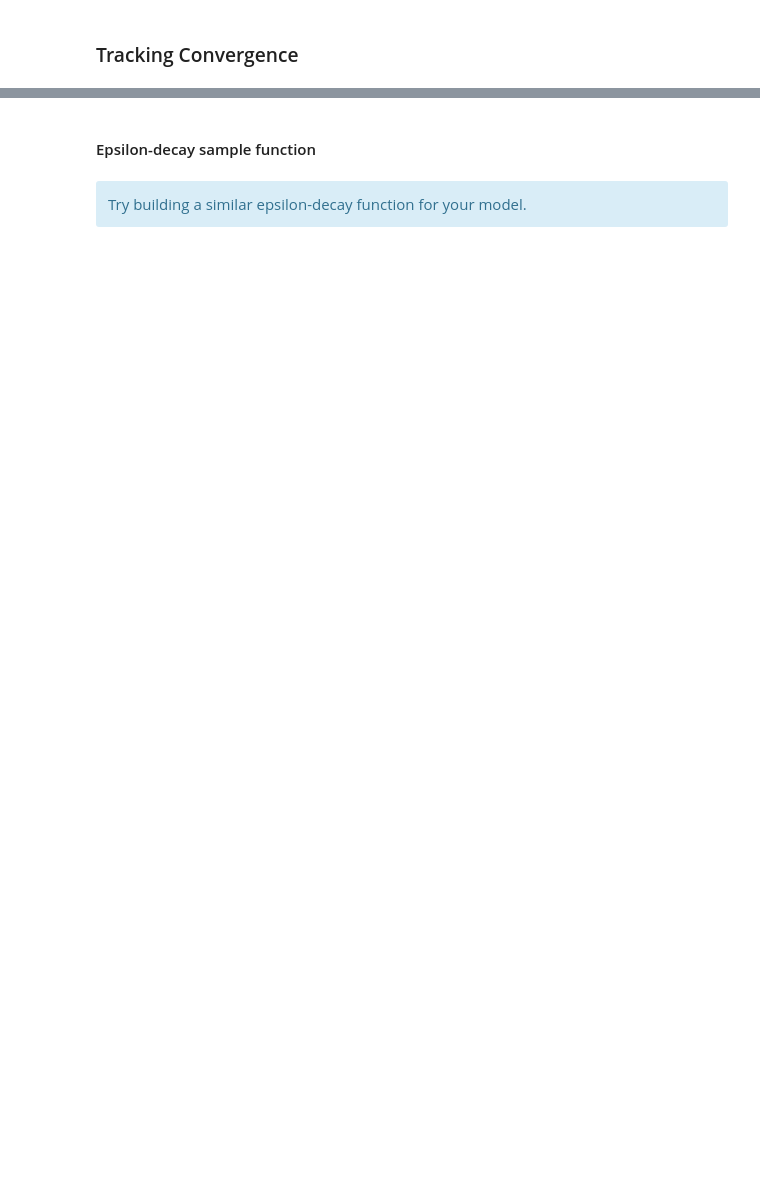
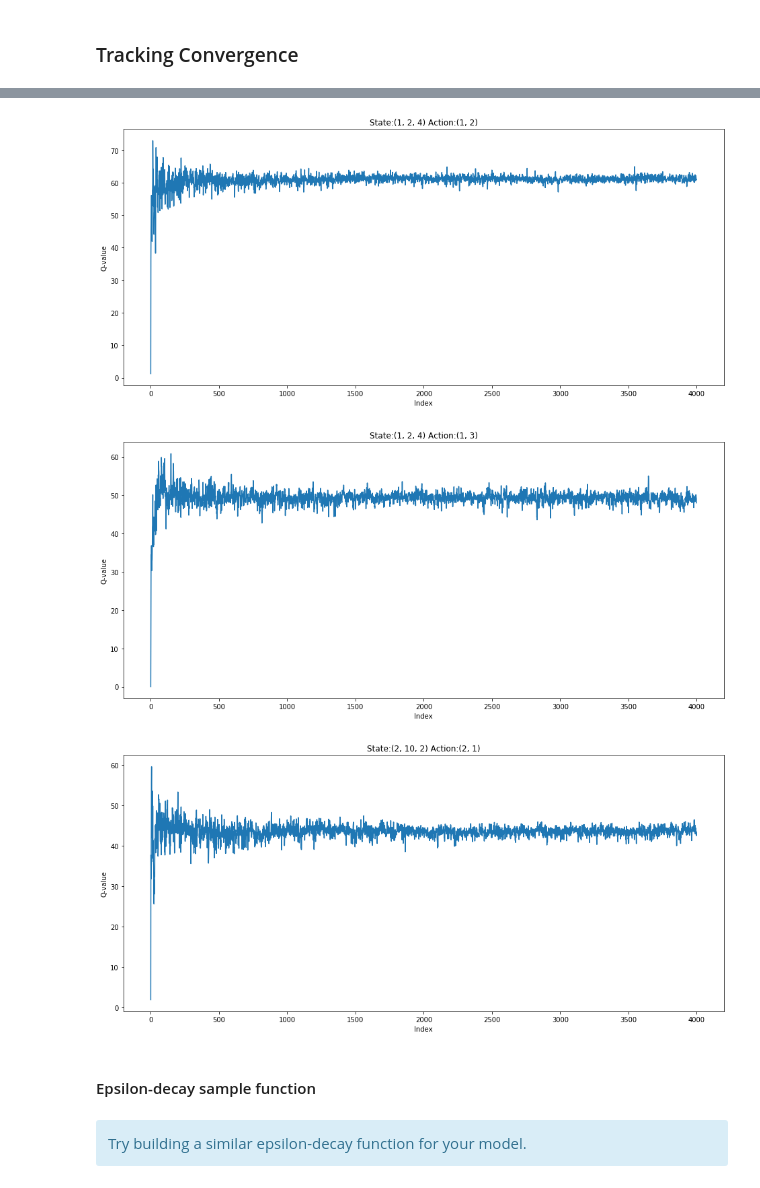
Before and after one commit to adityaorlalu/RL_Cab_Driver_Assistance, a Jupyter notebook: DQN_Agent_Arch1.ipynb, the cells around one changed output, grey strips where cells are left out. Cells and saved outputs as stored; diff of their text form; code cells hidden in the pictures; blank space fills up the shorter version.

```diff
--- a/DQN_Agent_Arch1.ipynb
+++ b/DQN_Agent_Arch1.ipynb
@@ -36,0 +42,16 @@ Time_matrix = np.load("TM.npy")
+# %%
+# Below are the list of state-action pairs that are tracked for convergence
+sample_q_values = [
+    ((1, 2, 4), (1, 2)),
+    ((1, 2, 4), (1, 3)),
+    ((2, 10, 2), (2, 1))
+]
+
+
+# Initialise states-action dictonary to be tracked for convergence
+def initialise_tracking_states():
+    for q_values in sample_q_values:
+        States_track[q_values[0]][q_values[1]] = []
+
+
+initialise_tracking_states()
@@ -313,3 +337,43 @@ plt.show()
+# %%
+
+# Lets plot the convergence of Q-value state-action pair
+
+plt.figure(0, figsize=(16,7))
+
+# plot 1
+plt.title('State:' + str(sample_q_values[0][0]) + ' ' +  'Action:' + str(sample_q_values[0][1]))
+plt.xlabel('Index')
+plt.ylabel('Q-value')
+plt.plot(
+    np.asarray(range(0, len(States_track[sample_q_values[0][0]].get(sample_q_values[0][1])[::10]))),
+    np.asarray(States_track[sample_q_values[0][0]].get(sample_q_values[0][1])[::10]))
+plt.show()
+
+
+# plot 2
+plt.figure(0, figsize=(16,7))
+plt.title('State:' + str(sample_q_values[1][0]) + ' ' +  'Action:' + str(sample_q_values[1][1]))
+plt.xlabel('Index')
+plt.ylabel('Q-value')
+plt.plot(
+    np.asarray(range(0, len(States_track[sample_q_values[1][0]].get(sample_q_values[1][1])[::10]))),
+    np.asarray(States_track[sample_q_values[1][0]].get(sample_q_values[1][1])[::10]))
+plt.show()
+
+
+# plot 3
+plt.figure(0, figsize=(16,7))
+plt.title('State:' + str(sample_q_values[2][0]) + ' ' +  'Action:' + str(sample_q_values[2][1]))
+plt.xlabel('Index')
+plt.ylabel('Q-value')
+plt.plot(
+    np.asarray(range(0, len(States_track[sample_q_values[2][0]].get(sample_q_values[2][1])[::10]))),
+    np.asarray(States_track[sample_q_values[2][0]].get(sample_q_values[2][1])[::10]))
+plt.show()
+# %% [output]
+[figure, added]
+[figure, added]
+[figure, added]
 # %% [markdown]
 #### Epsilon-decay sample function
 # %% [markdown]
```
Also changed, not shown: parts of 13 cells of this notebook, 4 other files.
